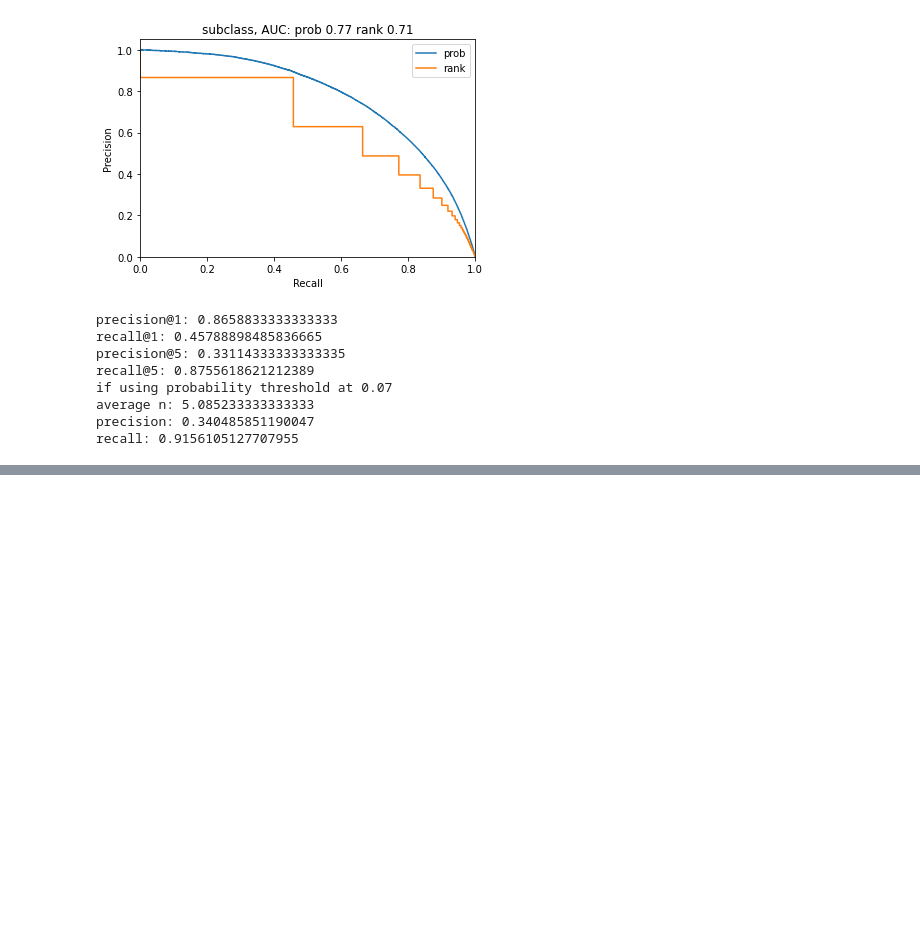
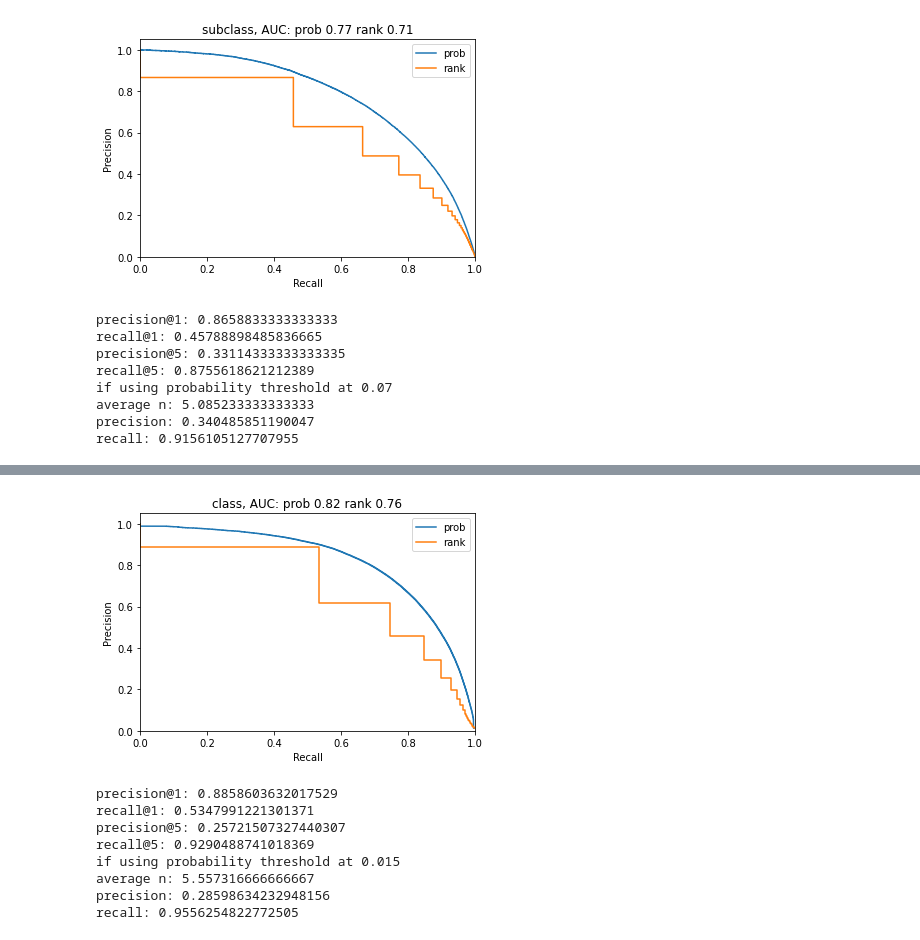
Before and after one commit to arktrail/Dorothy-Ymir, a Jupyter notebook: notebooks/prob_evaluate.ipynb, the cells around one changed output, grey strips where cells are left out. Saved outputs shown, nothing was run; the diff lists cells and outputs as text; code cells hidden in the pictures; blank space fills up the shorter version.

```diff
--- a/notebooks/prob_evaluate.ipynb
+++ b/notebooks/prob_evaluate.ipynb
@@ -475,0 +533,6 @@ recall: 0.9156105127707955
+# %%
+# CLASS LEVEL
+model_folder_name = "summary_all_class"
+label_to_id_map, truth_array, probs = get_truth_probs_map_fasttext(TRUTH_PATH_2, model_folder_name)
+prob_result, rank_result = get_pr_curve(truth_array, probs, "class")
+# %% [output]
@@ -475,0 +540,9 @@ recall: 0.9156105127707955
+[figure, added]
+precision@1: 0.8858603632017529
+recall@1: 0.5347991221301371
+precision@5: 0.25721507327440307
+recall@5: 0.9290488741018369
+if using probability threshold at 0.015
+average n: 5.557316666666667
+precision: 0.28598634232948156
+recall: 0.9556254822772505
```
Also changed, not shown: parts of 27 cells of this notebook, 3 other files.
